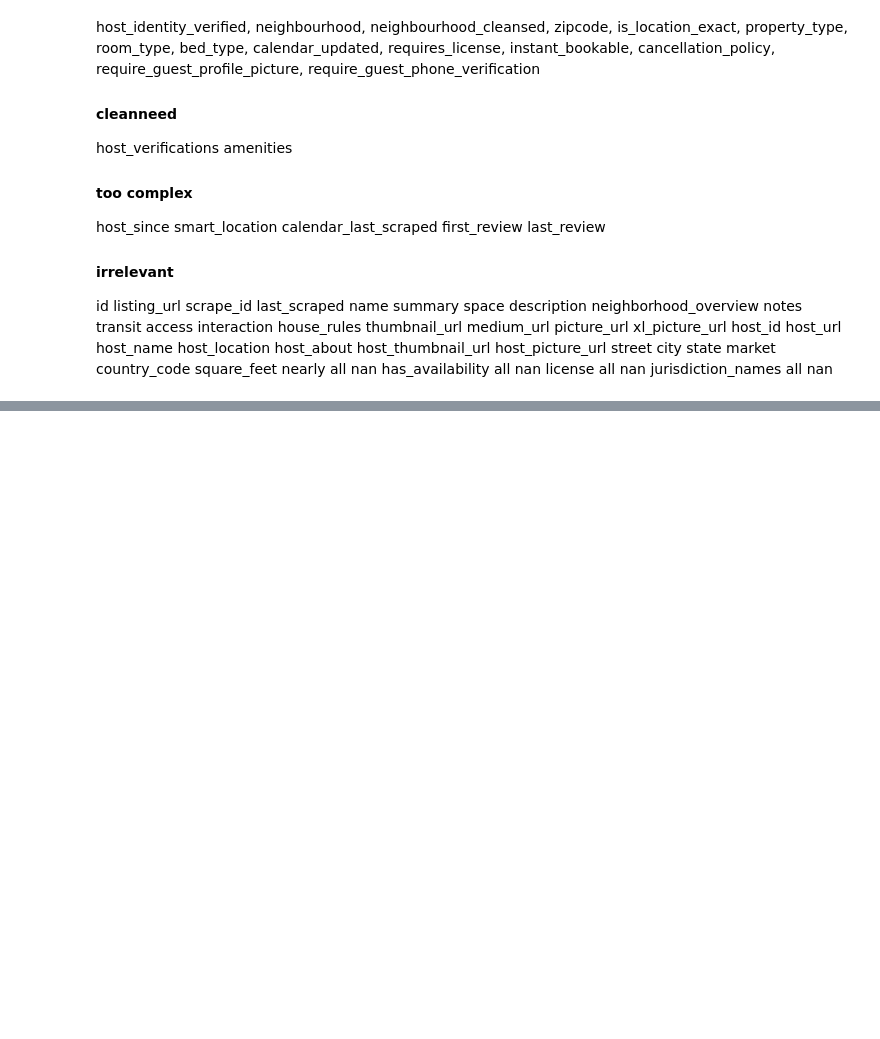
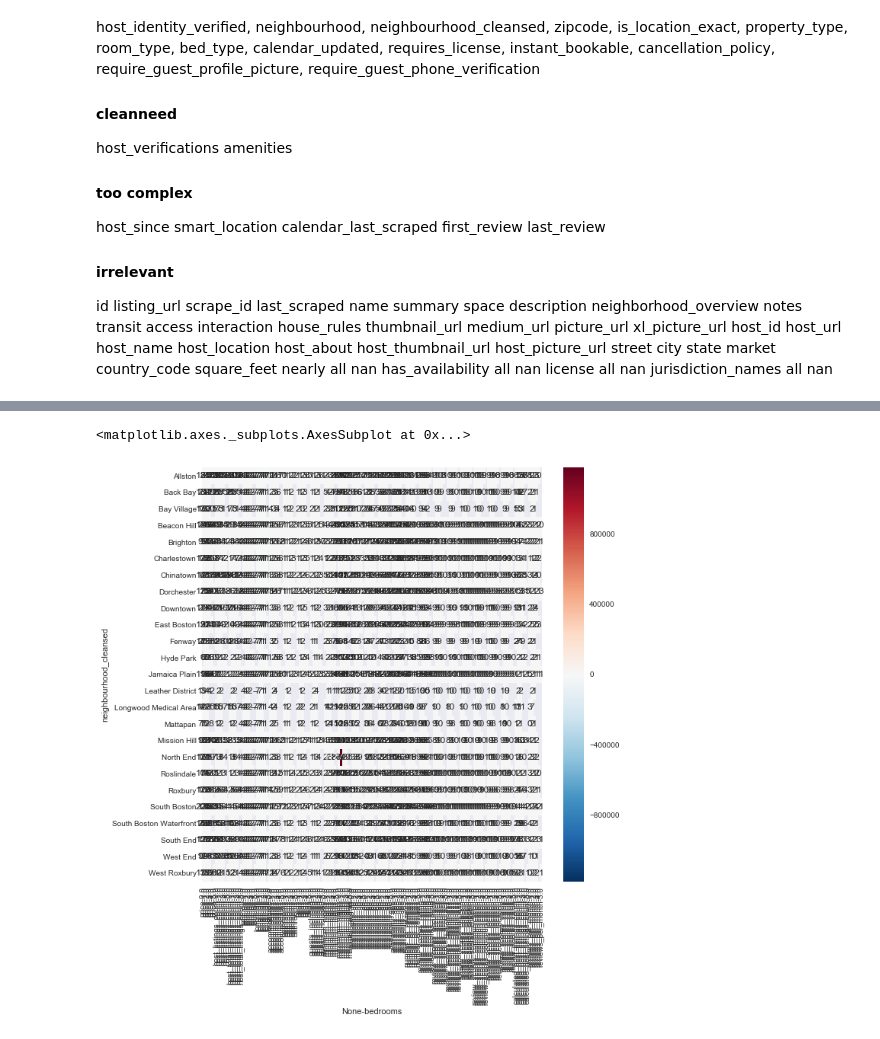
Before and after one commit to ShuangyuandData/CRISP-DMpro1, a Jupyter notebook: Pro1-Airbnb-step2.ipynb, the cells around one changed output, grey strips where cells are left out. Cells and saved outputs as stored; diff of their text form; code cells hidden in the pictures; blank space fills up the shorter version.

```diff
--- a/Pro1-Airbnb-step2.ipynb
+++ b/Pro1-Airbnb-step2.ipynb
@@ -330,0 +394,8 @@ rsquared_score
+# %%
+tdata3=pd.concat([price_df, bospriceq_df, bospricec_df], axis=1)
+plt.figure(figsize=(10,10))
+#sns.heatmap(tdata3.groupby(['neighbourhood_cleansed', 'bedrooms']).price.mean().unstack(),annot=True, fmt=".0f")
+sns.heatmap(tdata3.groupby(['neighbourhood_cleansed', 'bedrooms']).mean().unstack(),annot=True, fmt=".0f")
+# %% [output]
+<matplotlib.axes._subplots.AxesSubplot at 0x...>
+[figure, added]
```
Also changed, not shown: parts of 23 cells of this notebook, 2 other files.
